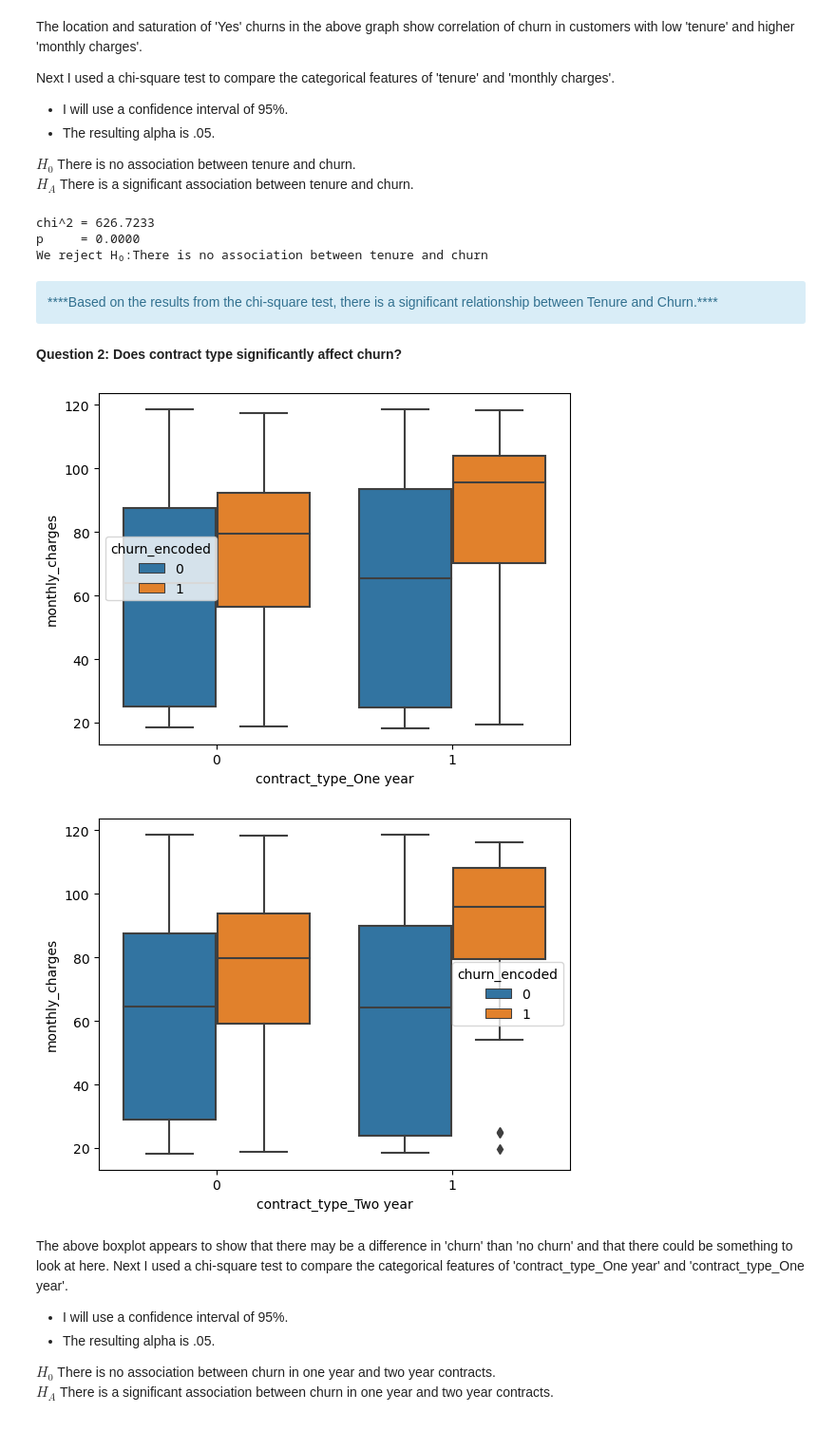
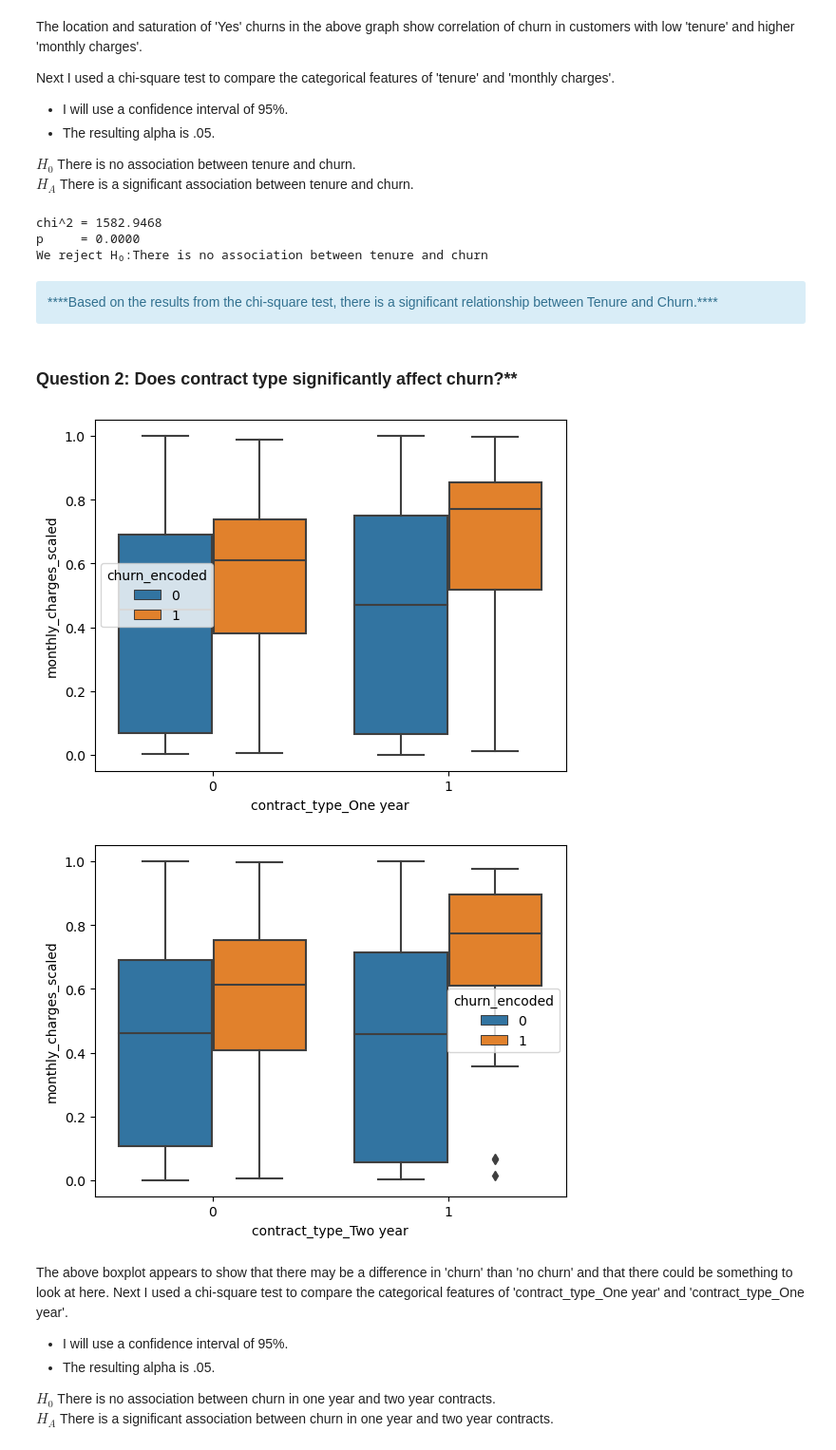
Before and after one commit to Saul-Gonzalez3/Classification_Project, a Jupyter notebook: Final_Report.ipynb, the cells around one changed output. Shown at 95% size. Drawn from its saved outputs; the diff is of its cells as text; code cells hidden in the pictures.

```diff
--- a/Final_Report.ipynb
+++ b/Final_Report.ipynb
@@ -97,6 +97,8 @@ train.head(3)
 | 1915 | 0 | 71 | 85.45 | 6028.95 | 0 | 0 | ... |
 | 5054 | 0 | 35 | 25.75 | 882.55 | 1 | 1 | ... |
 3 rows × 36 columns
+# %%
+train, validate, test = wr.scale_the_data(train, validate, test)
 # %%
 train.columns
 # %% [output]
@@ -147,22 +148,22 @@ $H_A$ There is a significant association between tenure and churn.
 from wrangle import get_chi_tenure
 get_chi_tenure(train)
 # %% [output]
-chi^2 = 626.7233
+chi^2 = 1582.9468
 p     = 0.0000
 We reject H₀:There is no association between tenure and churn
 # %% [markdown]
 <div class="alert alert-info" role="alert">
 ****Based on the results from the chi-square test, there is a significant relationship between Tenure and Churn.****
 # %% [markdown]
-**Question 2: Does contract type significantly affect churn?**
+<h3><b>Question 2: Does contract type significantly affect churn?**
 # %%
-sns.boxplot(data = train, y = train.monthly_charges, x = 'contract_type_One year', hue = 'churn_encoded')
+sns.boxplot(data = train, y = train.monthly_charges_scaled, x = 'contract_type_One year', hue = 'churn_encoded')
 plt.show()
-sns.boxplot(data = train, y = train.monthly_charges, x = 'contract_type_Two year', hue = 'churn_encoded')
+sns.boxplot(data = train, y = train.monthly_charges_scaled, x = 'contract_type_Two year', hue = 'churn_encoded')
 plt.show()
 # %% [output]
-[figure, old version]
+[figure, new version]
-[figure, old version]
+[figure, new version]
 # %% [markdown]
 The above boxplot appears to show that there may be a difference in 'churn' than 'no churn' and that  there could be something to look at here.
 Next I used a chi-square test to compare the categorical features of 'contract_type_One year' and 'contract_type_One year'.
```
Also changed, not shown: parts of 31 cells of this notebook, 3 other files.
